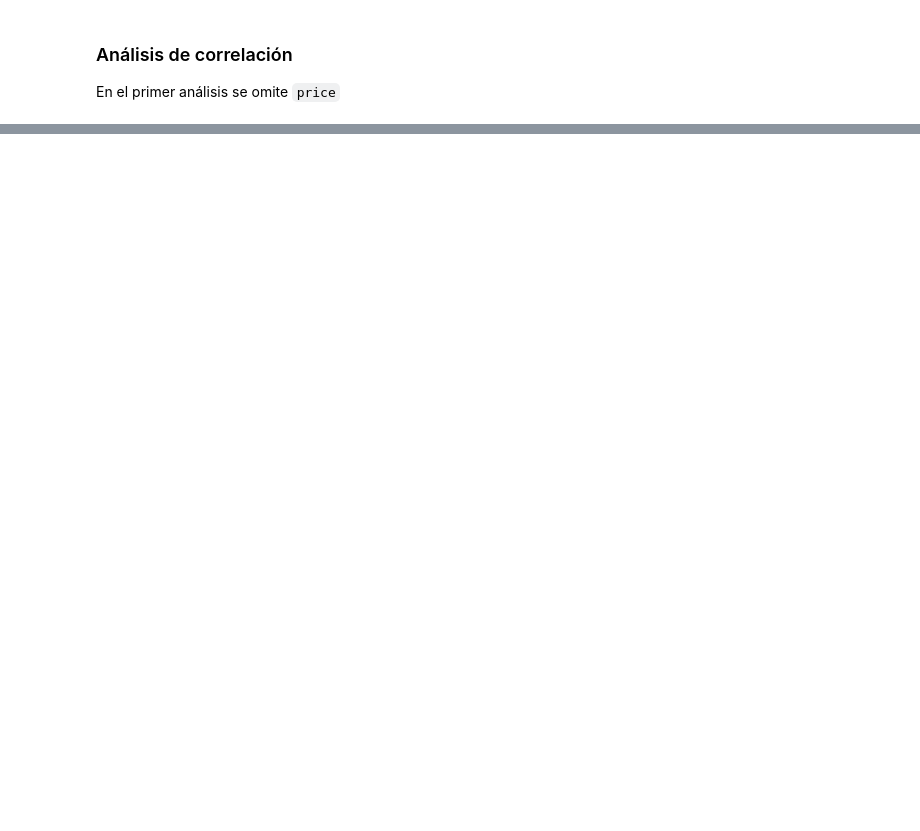
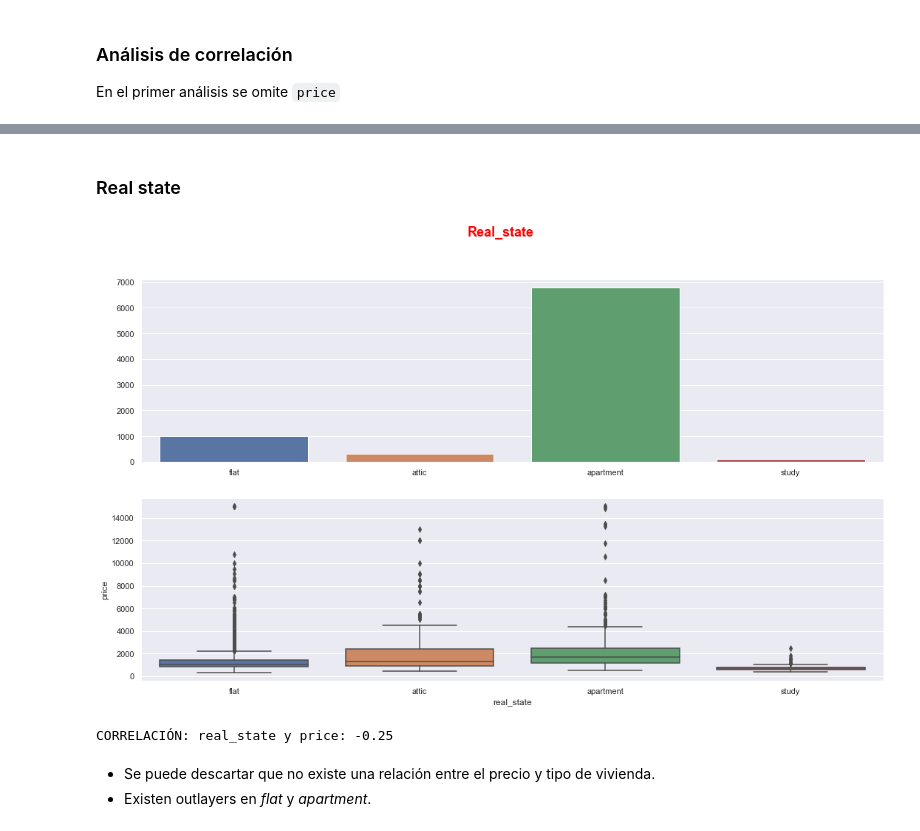
Before and after one commit to carlosarreguib/PROYECTO_1, a Jupyter notebook: Pre-Processing.ipynb, the cells around one changed output, grey strips where cells are left out. Cells and saved outputs as stored; diff of their text form; code cells hidden in the pictures; blank space fills up the shorter version.

```diff
--- a/Pre-Processing.ipynb
+++ b/Pre-Processing.ipynb
@@ -192,0 +219,10 @@ CORRELACIÓN: real_state y price: -0.25
+# %% [markdown]
+### Real state
+# %%
+analisis("real_state")
+# %% [output]
+[figure, added]
+CORRELACIÓN: real_state y price: -0.25
+# %% [markdown]
+- Se puede descartar que no existe una relación entre el precio y tipo de vivienda.
+- Existen outlayers en *flat* y *apartment*.
```
Also changed, not shown: parts of 51 cells of this notebook, 2 other files.
